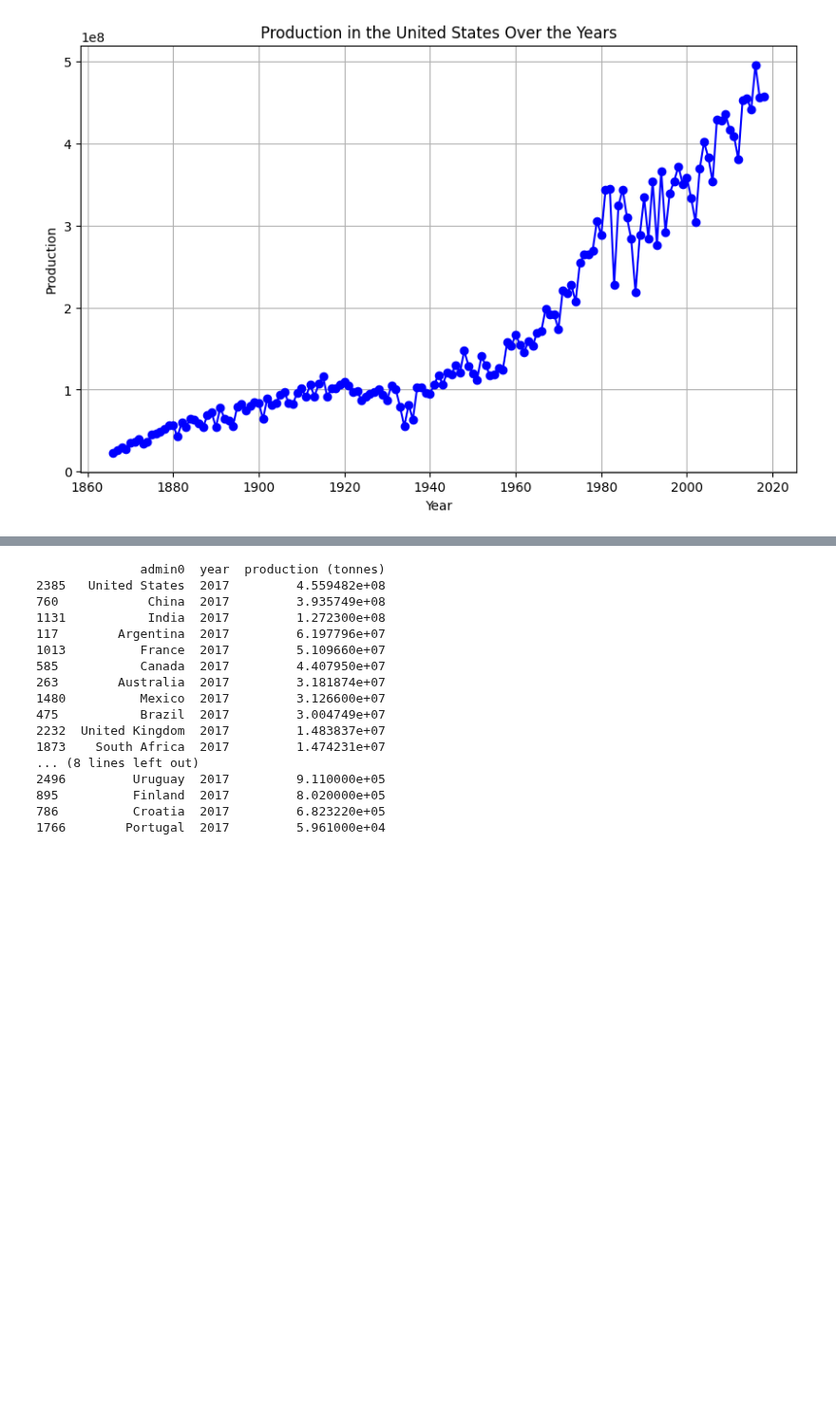
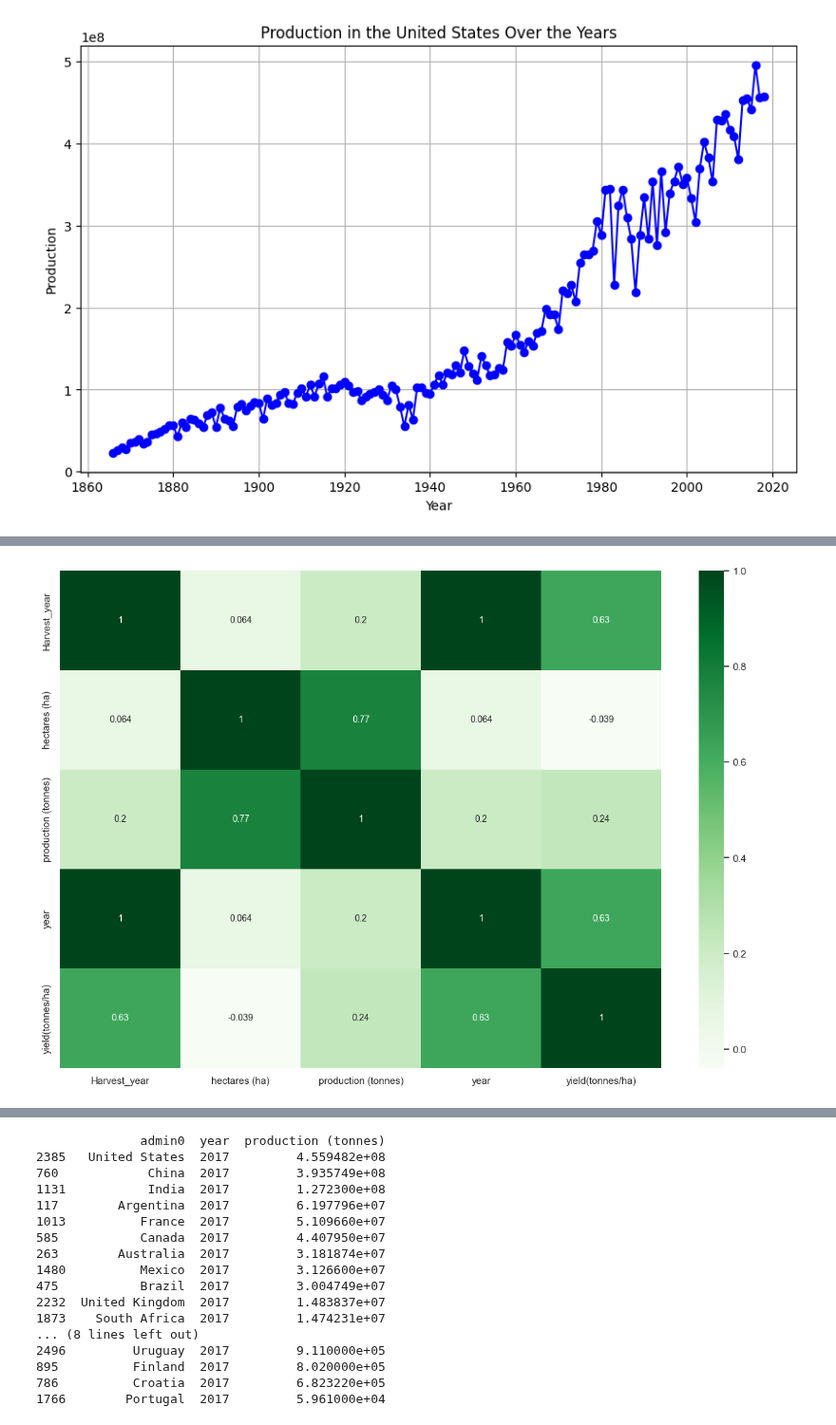
Before and after one commit to 16dina/DataExplorers, a Jupyter notebook: notebooks/EDA_cropsPlaygroundDina.ipynb, the cells around one changed output, grey strips where cells are left out. Shown at 95% size. Saved outputs shown, nothing was run; the diff lists cells and outputs as text; code cells hidden in the pictures; blank space fills up the shorter version.

```diff
--- a/notebooks/EDA_cropsPlaygroundDina.ipynb
+++ b/notebooks/EDA_cropsPlaygroundDina.ipynb
@@ -121,0 +408,11 @@ plt.show()
+# %%
+sns.set(rc={'figure.figsize':(15,10)})
+pc =  df[n_variables].corr(method='pearson')
+cols = n_variables
+ax = sns.heatmap(pc, annot=True,
+                 yticklabels=cols,
+                 xticklabels=cols,
+                 annot_kws={'size': 10},
+                 cmap="Greens")
+# %% [output]
+[figure, added]
```
Also changed, not shown: parts of 31 cells of this notebook.
